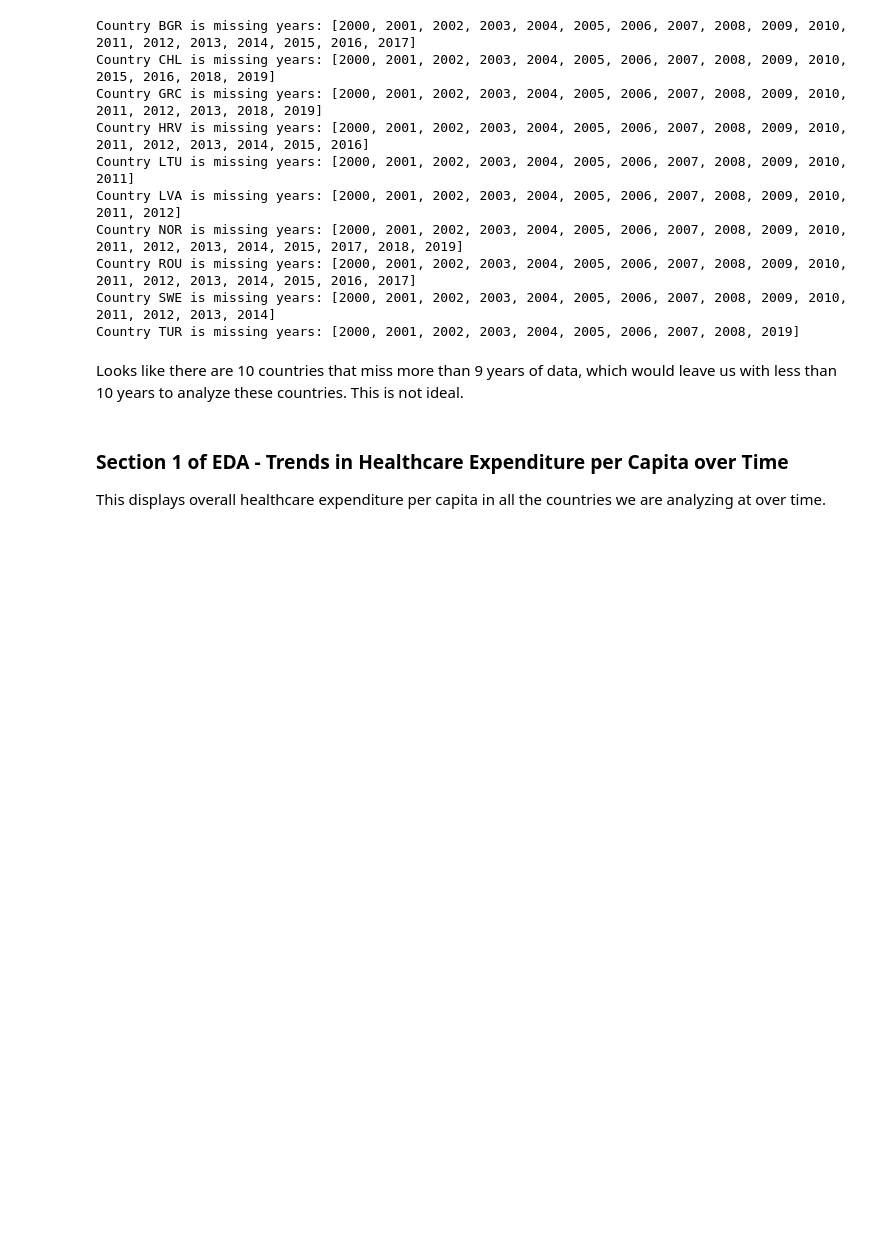
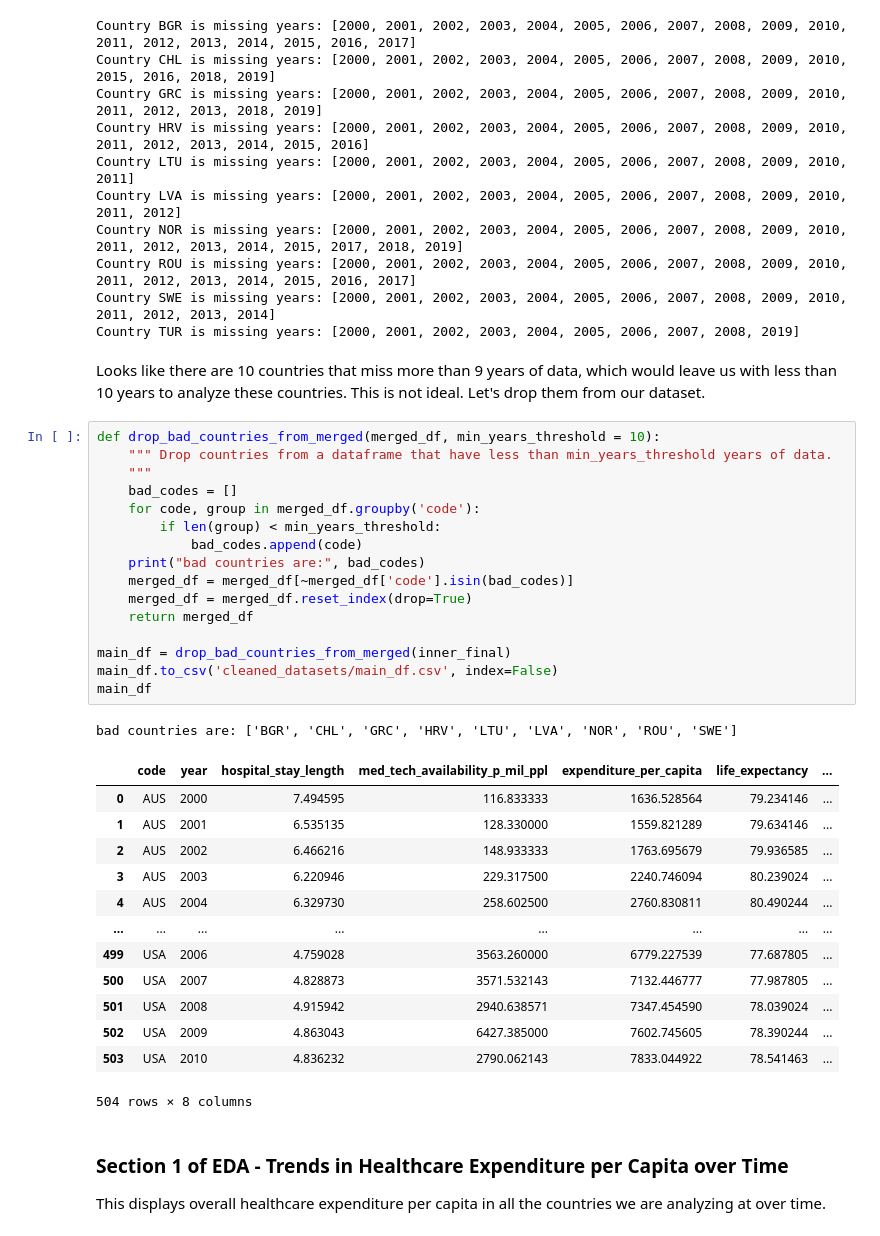
Before and after one commit to AishaWolff/data_science_research_project, a Jupyter notebook: EDACheckpoint_Group063-FA24.ipynb, the cells around one changed output. Drawn from its saved outputs; the diff is of its cells as text; blank space fills up the shorter version.

Commit message:
added code to checkpoint to save a new version of the merged df that doesn't have countries with < 10 years of data

```diff
--- a/EDACheckpoint_Group063-FA24.ipynb
+++ b/EDACheckpoint_Group063-FA24.ipynb
@@ -496,7 +496,38 @@ Country ROU is missing years: [2000, 2001, 2002, 2003, 2004, 2005, 2006, 2007, 2
 Country SWE is missing years: [2000, 2001, 2002, 2003, 2004, 2005, 2006, 2007, 2008, 2009, 2010, 2011, 2012, 2013, 2014]
 Country TUR is missing years: [2000, 2001, 2002, 2003, 2004, 2005, 2006, 2007, 2008, 2019]
 # %% [markdown]
-Looks like there are 10 countries that miss more than 9 years of data, which would leave us with less than 10 years to analyze these countries. This is not ideal.
+Looks like there are 10 countries that miss more than 9 years of data, which would leave us with less than 10 years to analyze these countries. This is not ideal. Let's drop them from our dataset.
+# %%
+def drop_bad_countries_from_merged(merged_df, min_years_threshold = 10):
+    """ Drop countries from a dataframe that have less than min_years_threshold years of data.
+    """
+    bad_codes = []
+    for code, group in merged_df.groupby('code'):
+        if len(group) < min_years_threshold:
+            bad_codes.append(code)
+    print("bad countries are:", bad_codes)
+    merged_df = merged_df[~merged_df['code'].isin(bad_codes)]
+    merged_df = merged_df.reset_index(drop=True)
+    return merged_df
+
+main_df = drop_bad_countries_from_merged(inner_final)
+main_df.to_csv('cleaned_datasets/main_df.csv', index=False)
+main_df
+# %% [output]
+bad countries are: ['BGR', 'CHL', 'GRC', 'HRV', 'LTU', 'LVA', 'NOR', 'ROU', 'SWE']
+|  | code | year | hospital_stay_length | med_tech_availability_p_mil_ppl | expenditure_per_capita | life_expectancy | ... |
+| 0 | AUS | 2000 | 7.494595 | 116.833333 | 1636.528564 | 79.234146 | ... |
+| 1 | AUS | 2001 | 6.535135 | 128.330000 | 1559.821289 | 79.634146 | ... |
+| 2 | AUS | 2002 | 6.466216 | 148.933333 | 1763.695679 | 79.936585 | ... |
+| 3 | AUS | 2003 | 6.220946 | 229.317500 | 2240.746094 | 80.239024 | ... |
+| 4 | AUS | 2004 | 6.329730 | 258.602500 | 2760.830811 | 80.490244 | ... |
+| ... | ... | ... | ... | ... | ... | ... | ... |
+| 499 | USA | 2006 | 4.759028 | 3563.260000 | 6779.227539 | 77.687805 | ... |
+| 500 | USA | 2007 | 4.828873 | 3571.532143 | 7132.446777 | 77.987805 | ... |
+| 501 | USA | 2008 | 4.915942 | 2940.638571 | 7347.454590 | 78.039024 | ... |
+| 502 | USA | 2009 | 4.863043 | 6427.385000 | 7602.745605 | 78.390244 | ... |
+| 503 | USA | 2010 | 4.836232 | 2790.062143 | 7833.044922 | 78.541463 | ... |
+504 rows × 8 columns
 # %% [markdown]
 ### Section 1 of EDA - Trends in Healthcare Expenditure per Capita over Time
 
```
Also changed, not shown: 1 other file.
